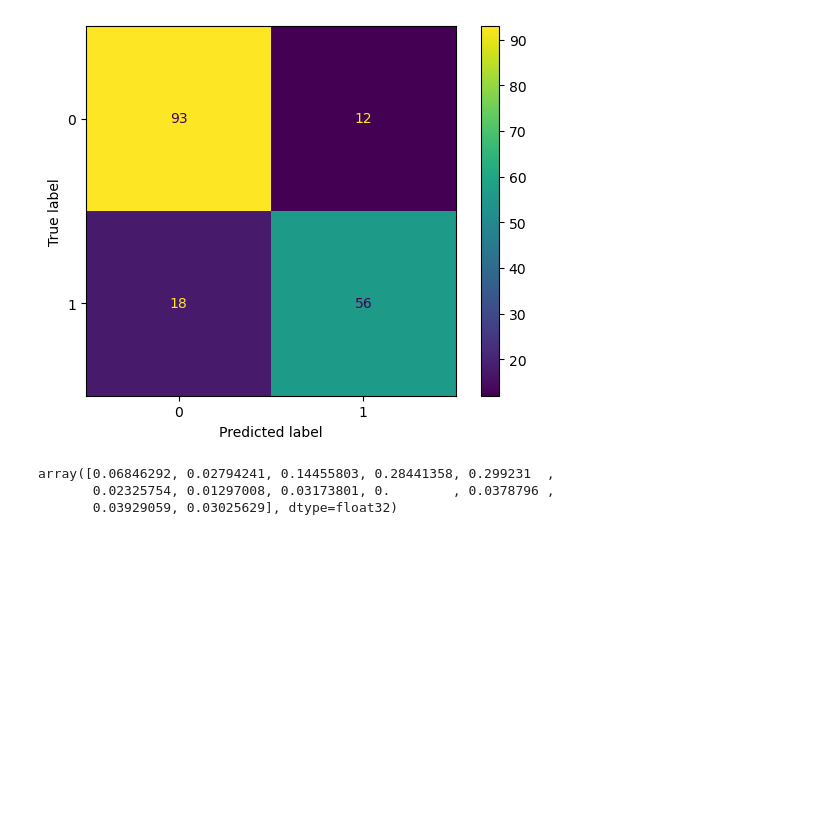
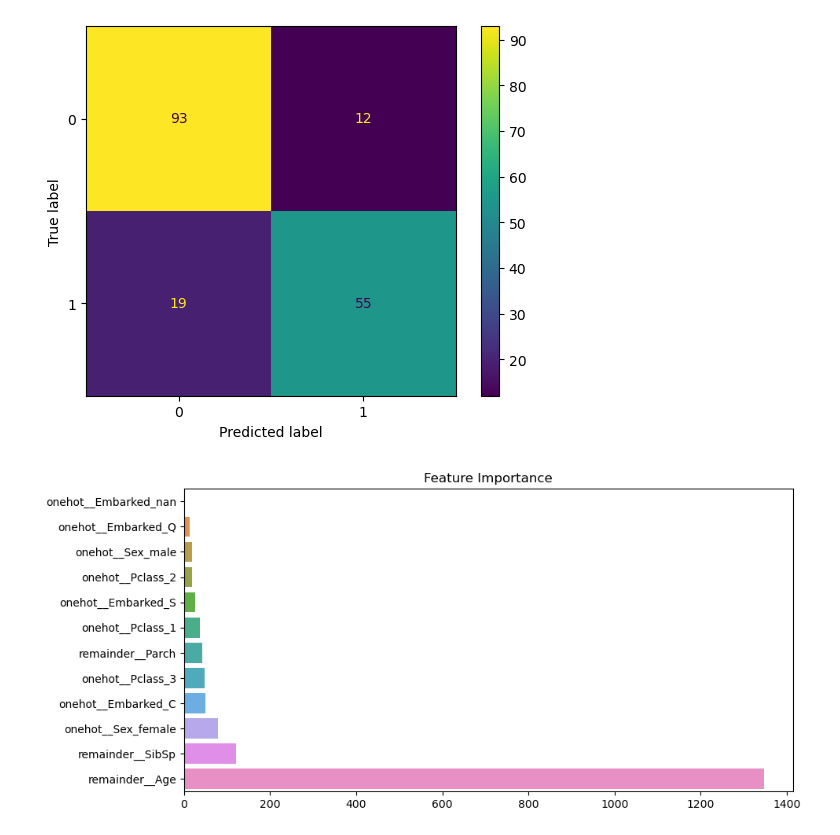
Before and after one commit to FlorianWolff95/DHBW_BI_S24, a Jupyter notebook: ML_Klassifikation.ipynb, the cells around one changed output. Saved outputs shown, nothing was run; the diff lists cells and outputs as text; code cells hidden in the pictures; blank space fills up the shorter version.

```diff
--- a/ML_Klassifikation.ipynb
+++ b/ML_Klassifikation.ipynb
@@ -226,11 +230,11 @@ print(X.head(),"\n", y.head())
 # %%
 X_train, X_test, y_train, y_test = train_test_split(X, y, test_size=0.2, random_state=42)
 
-model = XGBClassifier()
+model = LGBMClassifier()
 
 onhot = OneHotEncoder(handle_unknown="ignore")
 
-preprocessor = ColumnTransformer(transformers=[("onehot", onhot, category_features)], remainder="passthrough").fit(X_train)
+preprocessor = ColumnTransformer(transformers=[("onehot", onhot, category_features)], remainder="passthrough", verbose_feature_names_out=True).fit(X_train)
 
 
 scoring = {
@@ -268,16 +273,14 @@ Roc_Accuracy: 0.7838
 # %%
-# Hyperparameter tuning for XGBoost
+# Hyperparameter tuning for LightGBM
 
 from sklearn.model_selection import GridSearchCV
 
+
 param_grid = {
-    "n_estimators": [100, 200, 300, 400, 500, 600, 700, 800, 900, 1000, 1100, 1200, 1300, 1400, 1500, 1600, 1700, 1800, 1900, 2000],
-    "max_depth": [3, 4, 5, 6, 7, 8, 9, 10, 11, 12, 15, 20, 25, 30, 35, 40, 45, 50, 55, 60, 65, 70, 75, 80, 85, 90, 95, 100],
-    "learning_rate": [0.01, 0.05, 0.1, 0.15, 0.2, 0.25, 0.3, 0.35, 0.4, 0.45, 0.5, 0.55, 0.6, 0.65, 0.7, 0.75, 0.8, 0.85, 0.9, 0.95, 1],
-    "subsample": [0.7, 0.8, 0.9, 1],
-    "colsample_bytree": [0, 0.7, 0.8, 0.85],
-    "min_child_weight": [2, 5,8, 10],
-    "subsample": [0, 1],
+    "n_estimators": [100, 200, 300],
+    "learning_rate": [0.01, 0.1, 0.3],
+    "max_depth": [3, 5, 7],
+    "num_leaves": [31, 127, 255],
 }
 
 scoring = {"accuracy": "accuracy", "roc_auc": make_scorer(roc_auc_score)}
@@ -289,9 +292,14 @@ grid_search.fit(preprocessor.transform(X_train), y_train)
 
 print(f"Best parameters: {grid_search.best_params_}")
 print(
+
     f'Best cross-validated accuracy: {grid_search.cv_results_["mean_test_accuracy"][grid_search.best_index_]:.4f}'
+
 )
+
 print(
+
     f'Best cross-validated ROC-AUC: {grid_search.cv_results_["mean_test_roc_auc"][grid_search.best_index_]:.4f}'
+
 )
 # %% [output]
@@ -308,0 +404,2 @@ Test set ROC-AUC: 0.8701
+# %%
+best_model = LGBMClassifier(**best_params).fit(preprocessor.transform(X_train), y_train)
@@ -309,13 +424,10 @@ Test set ROC-AUC: 0.8701
 # %%
 # best model
-best_model = grid_search.best_estimator_
-
 data_preprocessed = preprocessor.transform(X_test)
 y_prediction = best_model.predict(data_preprocessed)
 y_prediction_proba = best_model.predict_proba(data_preprocessed)[:, 1]
 cm = confusion_matrix(y_true=y_test, y_pred=y_prediction, labels=best_model.classes_)
 print(f"Test set accuracy: {accuracy_score(y_test, y_prediction):.4f}")
-print(f"Test set ROC-AUC: {roc_auc_score(y_test, y_prediction_proba):.4f}")
 print(f"Test set precision: {precision_score(y_test, y_prediction):.4f}")
 print(f"Test set recall: {recall_score(y_test, y_prediction):.4f}")
 print(f"Test set F1: {f1_score(y_test, y_prediction):.4f}")
@@ -345,11 +458,16 @@ disp.plot()
 plt.show()
 # %% [output]
 [figure]
-# %%
-# Feature Importance
-feature_importance = best_model.feature_importances_
-feature_importance
-# %% [output]
-array([0.06846292, 0.02794241, 0.14455803, 0.28441358, 0.299231  ,
-       0.02325754, 0.01297008, 0.03173801, 0.        , 0.0378796 ,
-       0.03929059, 0.03025629], dtype=float32)
+# %%
+# Feature Importance
+feature_names = preprocessor.get_feature_names_out()
+feature_importance = best_model.feature_importances_
+
+
+# Plot feature importance
+plt.figure(figsize=(10, 5))
+sns.barplot(x=feature_importance, y=feature_names, order=np.array(feature_names)[np.argsort(feature_importance)])
+plt.title("Feature Importance")
+plt.show()
+# %% [output]
+[figure, added]
```
Also changed, not shown: parts of 7 cells of this notebook, 1 other file.
